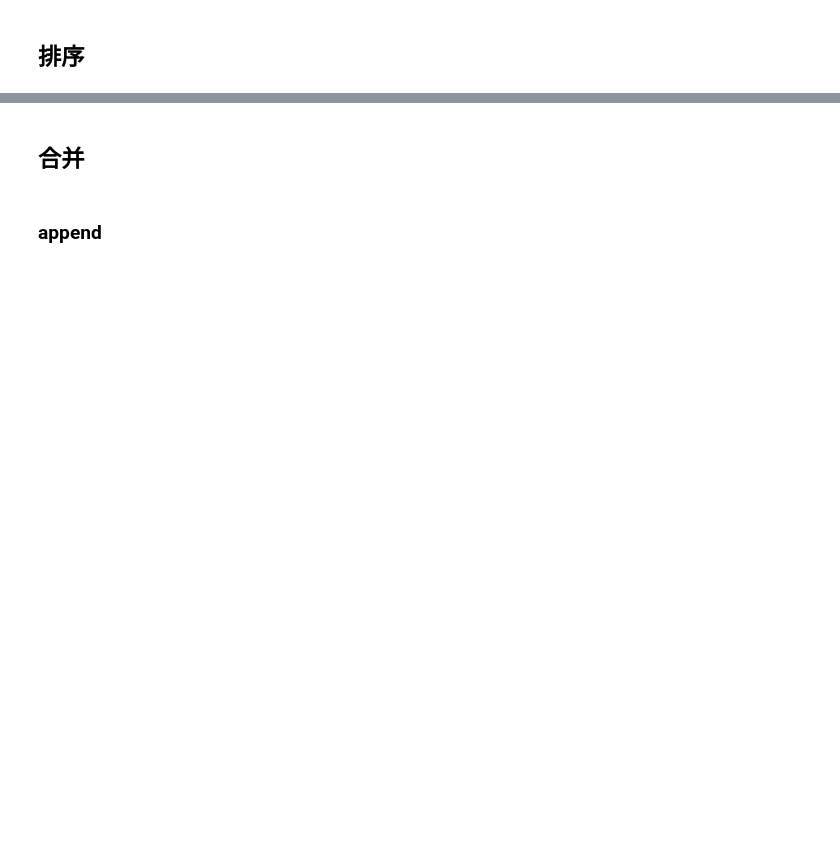
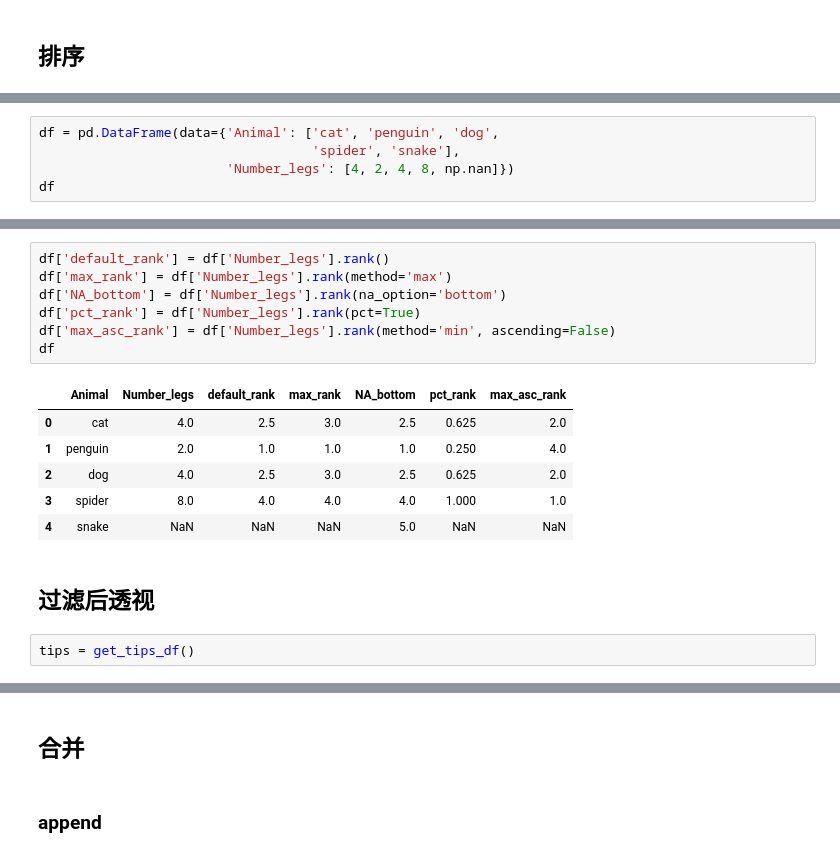
Before and after one commit to dormouse/notes, a Jupyter notebook: source/pandas/pandas_note.ipynb, the cells around one changed output, grey strips where cells are left out. Saved outputs shown, nothing was run; the diff lists cells and outputs as text; blank space fills up the shorter version.

```diff
--- a/source/pandas/pandas_note.ipynb
+++ b/source/pandas/pandas_note.ipynb
@@ -1196,0 +1437,5 @@ df.head()
+# %%
+df = pd.DataFrame(data={'Animal': ['cat', 'penguin', 'dog',
+                                   'spider', 'snake'],
+                        'Number_legs': [4, 2, 4, 8, np.nan]})
+df
@@ -1196,0 +1449,18 @@ df.head()
+# %%
+df['default_rank'] = df['Number_legs'].rank()
+df['max_rank'] = df['Number_legs'].rank(method='max')
+df['NA_bottom'] = df['Number_legs'].rank(na_option='bottom')
+df['pct_rank'] = df['Number_legs'].rank(pct=True)
+df['max_asc_rank'] = df['Number_legs'].rank(method='min', ascending=False)
+df
+# %% [output]
+|  | Animal | Number_legs | default_rank | max_rank | NA_bottom | pct_rank | max_asc_rank |
+| 0 | cat | 4.0 | 2.5 | 3.0 | 2.5 | 0.625 | 2.0 |
+| 1 | penguin | 2.0 | 1.0 | 1.0 | 1.0 | 0.250 | 4.0 |
+| 2 | dog | 4.0 | 2.5 | 3.0 | 2.5 | 0.625 | 2.0 |
+| 3 | spider | 8.0 | 4.0 | 4.0 | 4.0 | 1.000 | 1.0 |
+| 4 | snake | NaN | NaN | NaN | 5.0 | NaN | NaN |
+# %% [markdown]
+## 过滤后透视
+# %%
+tips = get_tips_df()
```
Also changed, not shown: parts of 88 cells of this notebook, 3 other files.
